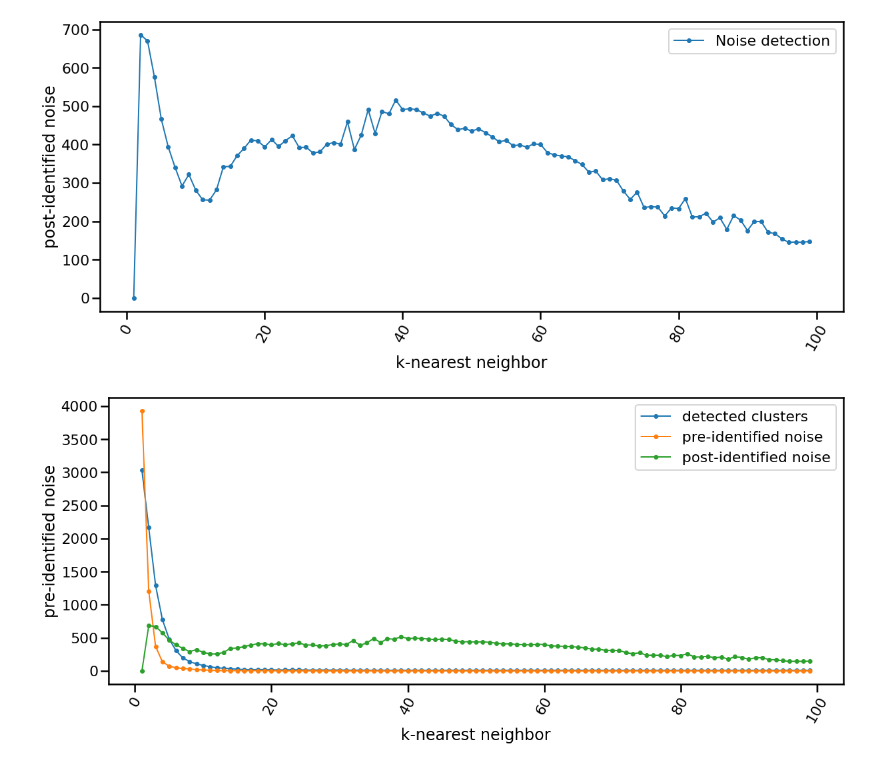
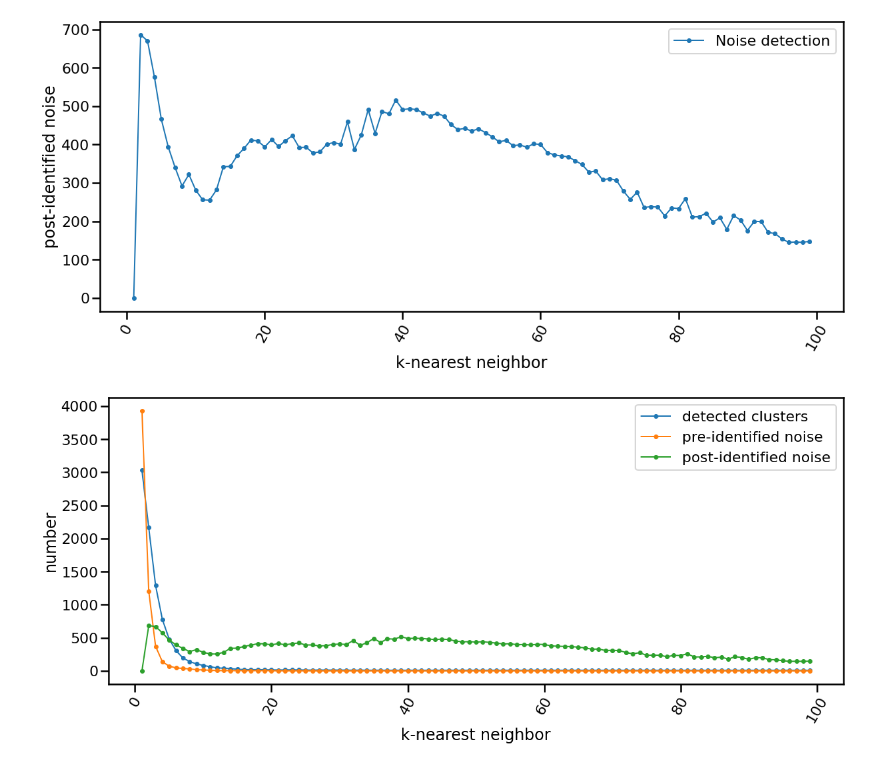
Before and after one commit to scikit-learn-contrib/denmune-clustering-algorithm, a Jupyter notebook: colab/k_nearest_evolution.ipynb, the cells around one changed output. Cells and saved outputs as stored; diff of their text form; code cells hidden in the pictures.

```diff
--- a/colab/k_nearest_evolution.ipynb
+++ b/colab/k_nearest_evolution.ipynb
@@ -99,21 +117,21 @@ plt.show()
 # %%
 # Creating figure and axis objects using subplots()
 fig, ax = plt.subplots(figsize=[20, 8])
 
 x, y = zip(*detected_clusers)
 ax.plot(x, y, marker='.', linewidth=2, label='detected clusters')
 
 x, y = zip(*noise_type1)
 ax.plot(x, y, marker='.', linewidth=2, label='pre-identified noise')
 
 x, y = zip(*noise_type2)
 ax.plot(x, y, marker='.', linewidth=2, label='post-identified noise')
 
 
 plt.xticks(rotation=60)
 ax.set_xlabel('k-nearest neighbor')
-ax.set_ylabel('pre-identified noise')
+ax.set_ylabel('number')
 plt.legend()
 plt.show()
 # %% [output]
-[figure, old version]
+[figure, new version]
```
Also changed, not shown: parts of 1 cell of this notebook.
